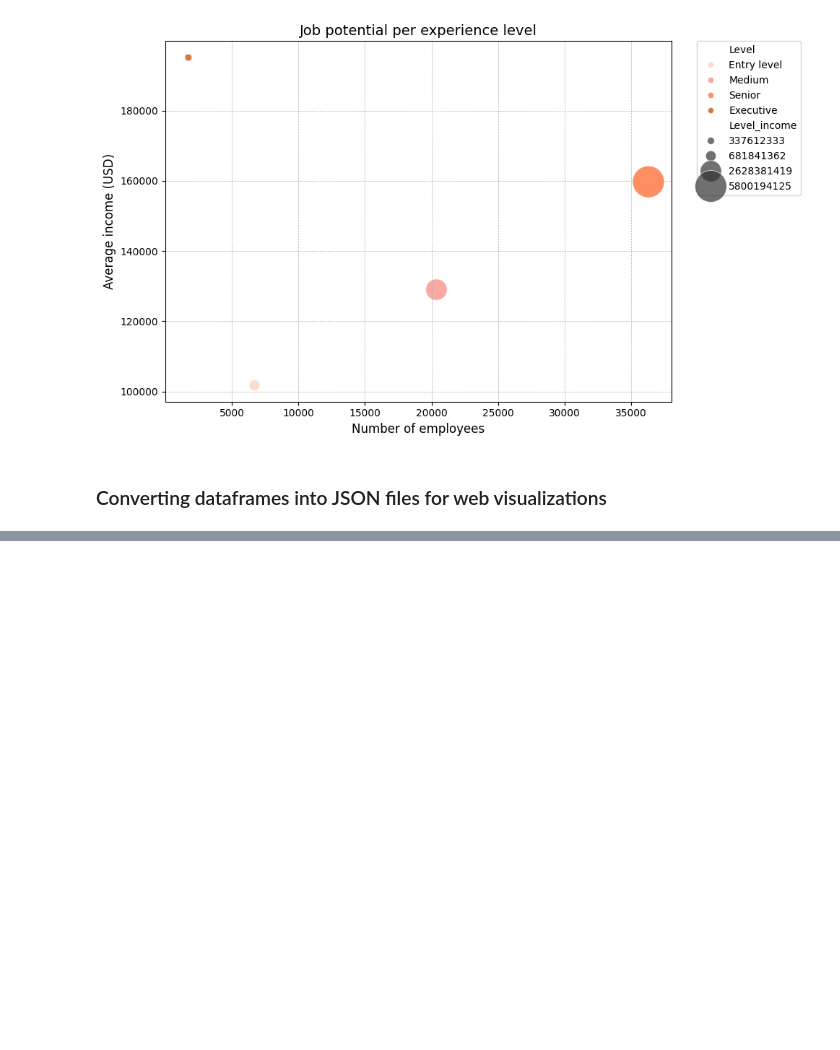
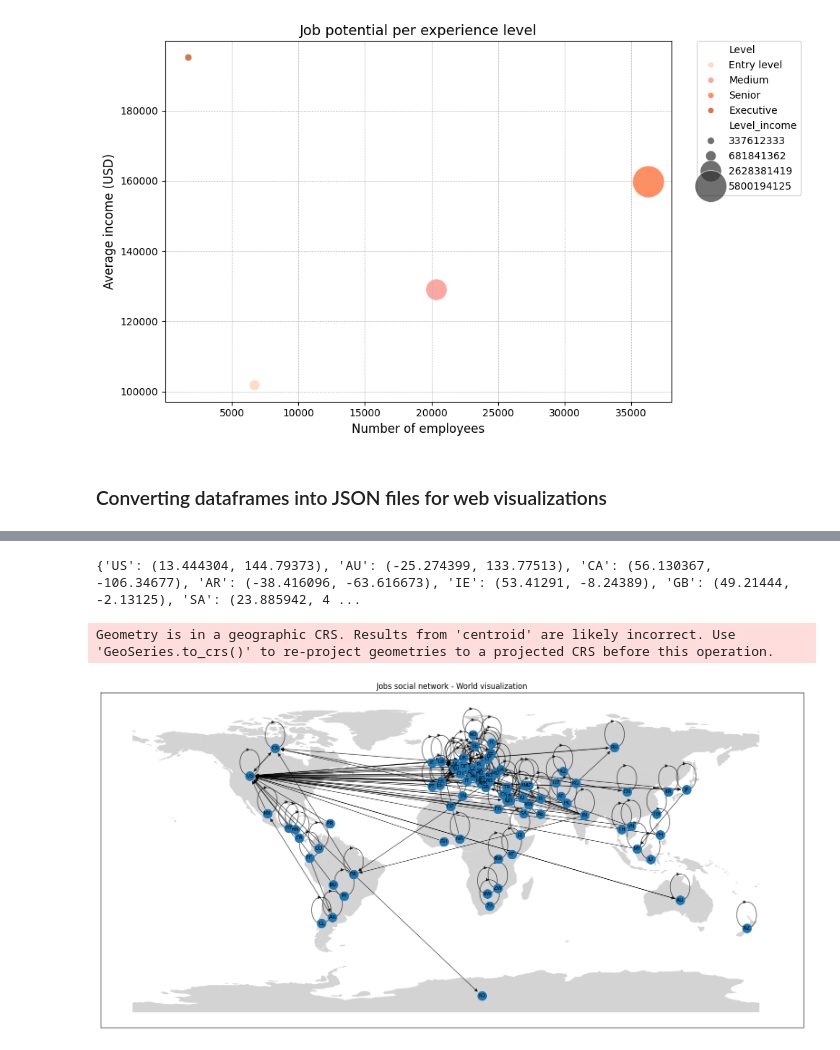
Before and after one commit to monroyminerodiego/visualization-tools-IX, a Jupyter notebook: ML/U2/ProjectU2/analysis_ariel.ipynb, the cells around one changed output, grey strips where cells are left out. Saved outputs shown, nothing was run; the diff lists cells and outputs as text; code cells hidden in the pictures; blank space fills up the shorter version.

```diff
--- a/ML/U2/ProjectU2/analysis_ariel.ipynb
+++ b/ML/U2/ProjectU2/analysis_ariel.ipynb
@@ -450,0 +487,4 @@ employees_df.to_json('./data/employees_level.json', index=False)
+# %%
+geo_df.loc[geo_df['NAME'] == 'Norway', 'ISO_A2'] = 'NO'
+geo_df.loc[geo_df['NAME'] == 'France', 'ISO_A2'] = 'FR'
+geo_df.loc[geo_df['NAME'] == 'Taiwan', 'ISO_A2'] = 'TW'
@@ -450,0 +560,3 @@ employees_df.to_json('./data/employees_level.json', index=False)
+# %%
+countries_locations = pd.read_csv('./data/projectU2.csv',usecols=['employee_latitude', 'employee_longitude', 'employee_residence'])
+countries_locations
@@ -450,0 +577,7 @@ employees_df.to_json('./data/employees_level.json', index=False)
+# %%
+#countries_locations_list = list(countries_locations.index.unique())
+countries_locations = countries_locations.replace({'employee_residence': {'HK': 'CN', 'AS': 'US', 'JE': 'GB', 'MT': 'GB', 'GU': 'US'}})
+countries_locations = countries_locations[countries_locations['employee_residence'] != 'SG']
+countries_locations = countries_locations[countries_locations['employee_residence'] != 'SM']
+countries_locations = countries_locations.drop_duplicates(subset=['employee_residence'])
+countries_locations
@@ -450,0 +598,35 @@ employees_df.to_json('./data/employees_level.json', index=False)
+# %%
+locations_dict = {}
+
+for index, row in countries_locations.iterrows():
+    locations_dict[row['employee_residence']] = (row['employee_latitude'], row['employee_longitude'])
+
+print(locations_dict)
+# %% [output]
+{'US': (13.444304, 144.79373), 'AU': (-25.274399, 133.77513), 'CA': (56.130367, -106.34677), 'AR': (-38.416096, -63.616673), 'IE': (53.41291, -8.24389), 'GB': (49.21444, -2.13125), 'SA': (23.885942, 4 ...
+# %%
+geo_df = geo_df[['ISO_A2', 'geometry']]
+geo_df = geo_df.to_crs(epsg=4326)
+geo_df['centroid'] = geo_df.geometry.centroid
+
+geo_df['coords'] = geo_df['centroid'].apply(lambda p: (p.x, p.y))
+
+coordinates = {}
+
+for node in base_graph.nodes():
+    row = geo_df[geo_df['ISO_A2'] == node]
+    if not row.empty:
+        coordinates[node] = row['coords'].values[0]
+
+fig, ax = plt.subplots(figsize=(20, 12))
+geo_df.plot(ax=ax, color='lightgrey')
+
+nx.draw_networkx_edges(base_graph, coordinates, ax=ax, width=1, alpha=0.7)
+nx.draw_networkx_nodes(base_graph, coordinates, ax=ax, node_size=200)
+nx.draw_networkx_labels(base_graph, coordinates, ax=ax, font_size=8)
+
+plt.title('Jobs social network - World visualization')
+plt.show()
+# %% [output]
+Geometry is in a geographic CRS. Results from 'centroid' are likely incorrect. Use 'GeoSeries.to_crs()' to re-project geometries to a projected CRS before this operation.
+[figure, added]
```
Also changed, not shown: parts of 18 cells of this notebook.
